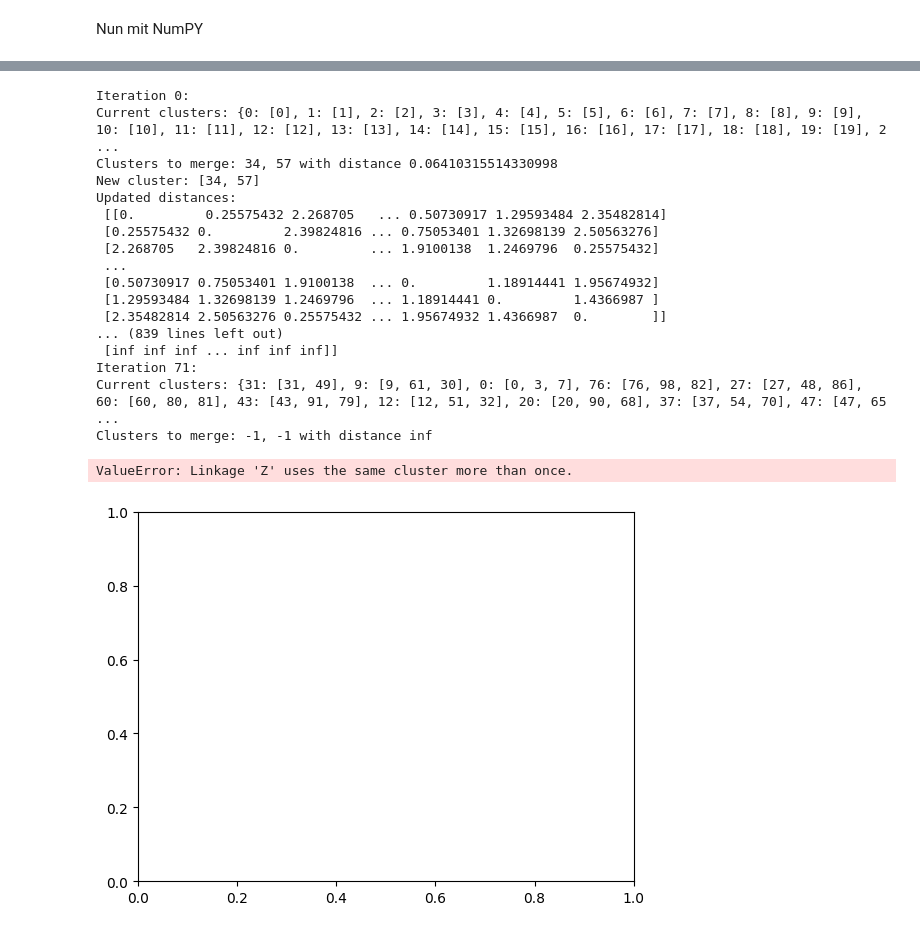
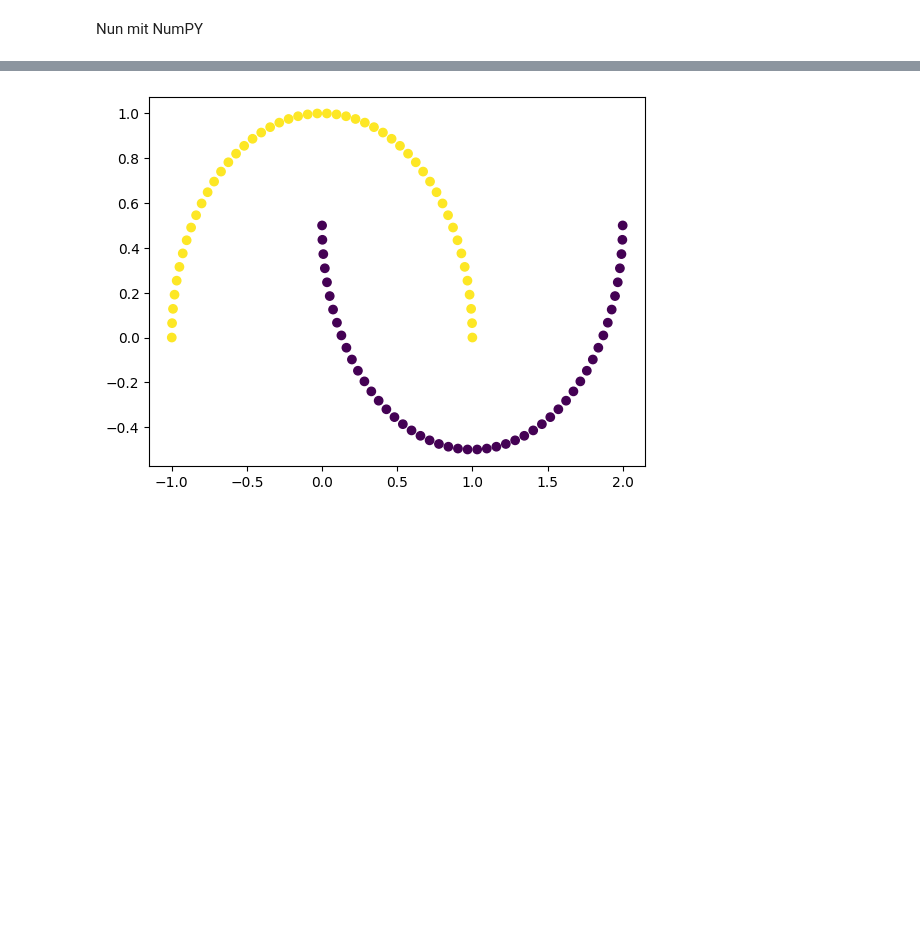
Before and after one commit to cortex359/ds.ss24, a Jupyter notebook: u08/HCA.ipynb, the cells around one changed output, grey strips where cells are left out. Cells and saved outputs as stored; diff of their text form; code cells hidden in the pictures; blank space fills up the shorter version.

```diff
--- a/u08/HCA.ipynb
+++ b/u08/HCA.ipynb
@@ -210,32 +103,43 @@ array([[3.40000000e+01, 5.70000000e+01, 6.41031551e-02, 2.00000000e+00],
-# %%
-Z = average_linkage_clustering(X2)
-
-fig, axs = plt.subplots(1, 1)
-dn = hierarchy.dendrogram(Z, truncate_mode='none', show_leaf_counts=True, no_labels=True)
-#plt.axis('off')
-
-axs.spines['top'].set_visible(False)
-axs.spines['right'].set_visible(False)
-axs.spines['bottom'].set_visible(False)
-
-plt.show()
-# %% [output]
-Iteration 0:
-Current clusters: {0: [0], 1: [1], 2: [2], 3: [3], 4: [4], 5: [5], 6: [6], 7: [7], 8: [8], 9: [9], 10: [10], 11: [11], 12: [12], 13: [13], 14: [14], 15: [15], 16: [16], 17: [17], 18: [18], 19: [19], 2 ...
-Clusters to merge: 34, 57 with distance 0.06410315514330998
-New cluster: [34, 57]
-Updated distances:
- [[0.         0.25575432 2.268705   ... 0.50730917 1.29593484 2.35482814]
- [0.25575432 0.         2.39824816 ... 0.75053401 1.32698139 2.50563276]
- [2.268705   2.39824816 0.         ... 1.9100138  1.2469796  0.25575432]
- ...
- [0.50730917 0.75053401 1.9100138  ... 0.         1.18914441 1.95674932]
- [1.29593484 1.32698139 1.2469796  ... 1.18914441 0.         1.4366987 ]
- [2.35482814 2.50563276 0.25575432 ... 1.95674932 1.4366987  0.        ]]
-... (839 lines left out)
- [inf inf inf ... inf inf inf]]
-Iteration 71:
-Current clusters: {31: [31, 49], 9: [9, 61, 30], 0: [0, 3, 7], 76: [76, 98, 82], 27: [27, 48, 86], 60: [60, 80, 81], 43: [43, 91, 79], 12: [12, 51, 32], 20: [20, 90, 68], 37: [37, 54, 70], 47: [47, 65 ...
-Clusters to merge: -1, -1 with distance inf
-ValueError: Linkage 'Z' uses the same cluster more than once.
-[figure, removed]
+# %%
+from scipy.spatial.distance import cdist
+
+def hca_numpy(X: np.ndarray, K: int, linkage_type: str = 'average'):
+    # --- Distanzmatrix ---
+    d = cdist(X, X)
+
+    # --- Erstelle n Cluster ---
+    y_pred = np.array(range(X.shape[0]))
+
+    while True:
+        # --- Performance ---
+        C = np.unique(y_pred)
+
+        # --- Wiederhole bis K-Cluster ---
+        if C.shape[0] <= K:
+            break
+
+        if linkage_type == 'average':
+            # Average Linkage
+            linkage = np.array([[d[y_pred==i][:,y_pred==j].mean() if i!=j else np.inf for j in C] for i in C])
+        elif linkage_type == 'single':
+            # Single Linkage
+            linkage = np.array([[d[y_pred==i][:,y_pred==j].min() if i!=j else np.inf for j in C] for i in C])
+        elif linkage_type == 'complete':
+            # Complete Linkage
+            linkage = np.array([[d[y_pred==i][:,y_pred==j].max() if i!=j else np.inf for j in C] for i in C])
+
+        # --- Kombiniere gleichartige Cluster ---
+        idx = linkage.argmin()
+        i = idx % C.shape[0]
+        j = idx // C.shape[0]
+
+        y_pred[y_pred==C[i]] = C[j]
+
+    # --- Visualisierung ---
+    plt.scatter(*X.T, c=y_pred)
+    plt.show()
+
+
+hca_numpy(X2, 2, linkage_type='single')
+# %% [output]
+[figure, added]
```
Also changed, not shown: parts of 2 cells of this notebook, 42 other files.
